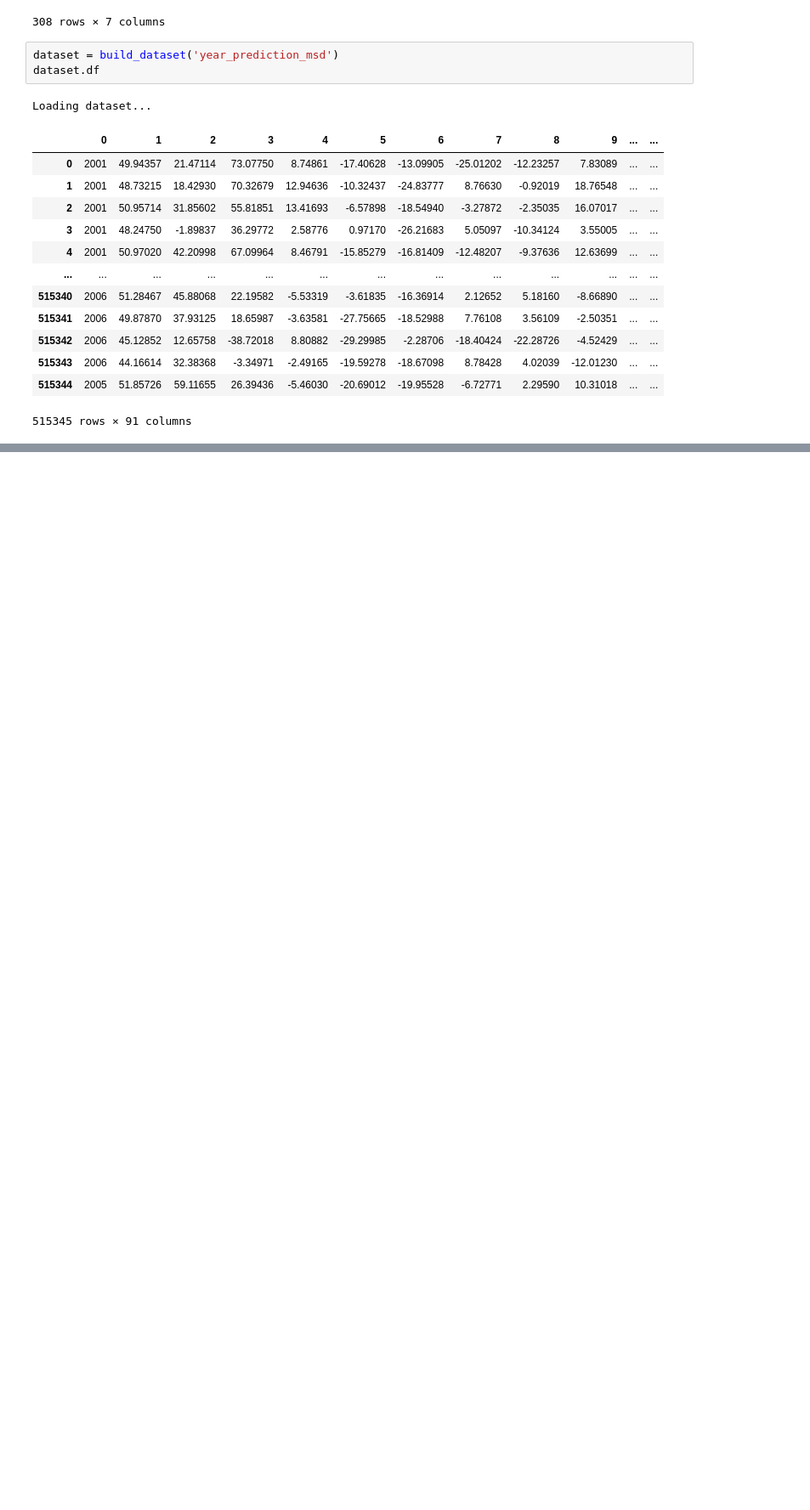
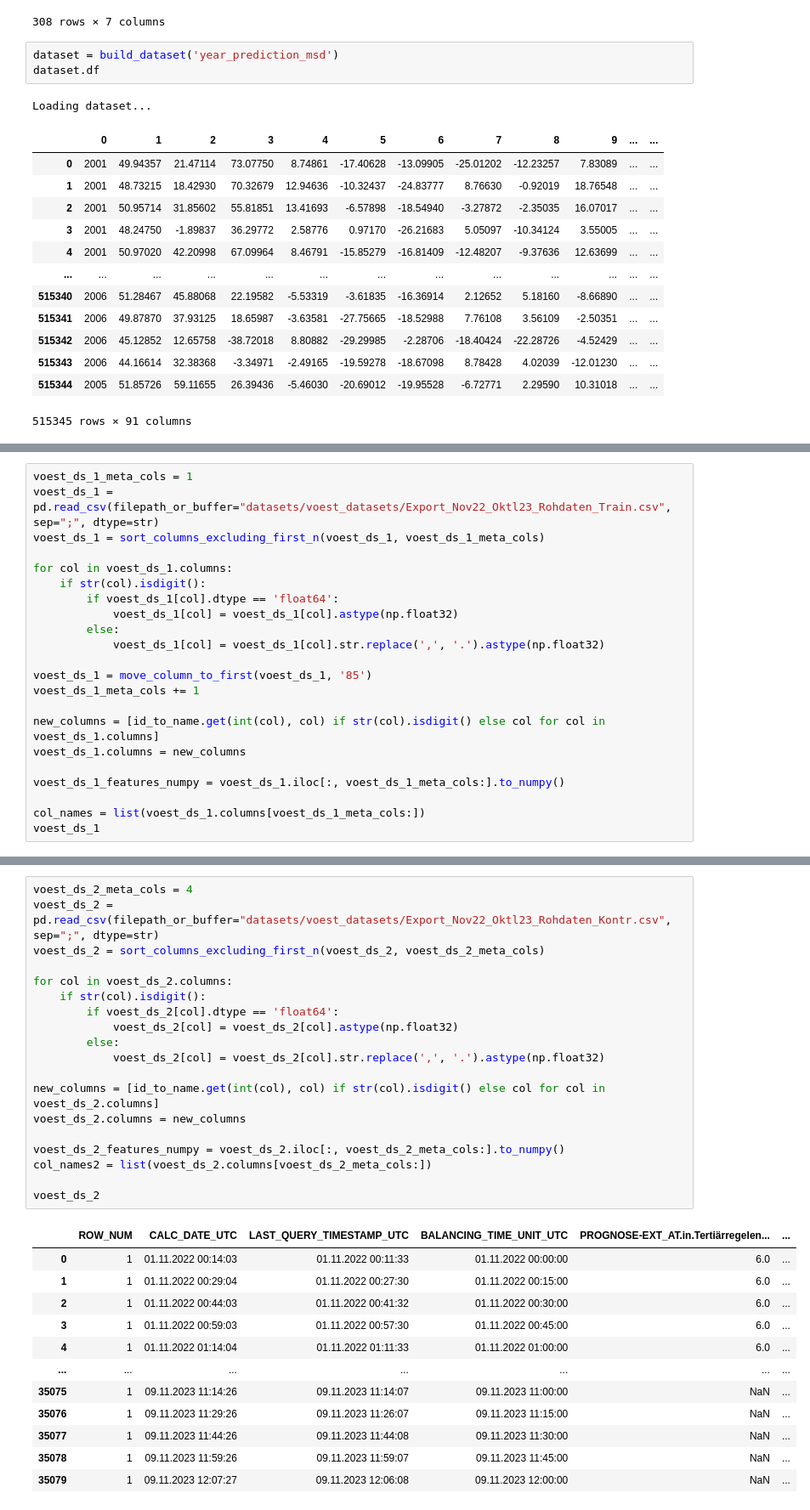
Before and after one commit to alexanderkrauck/uncertainty_prediction, a Jupyter notebook: notebooks/01_data_explore.ipynb, the cells around one changed output, grey strips where cells are left out. Shown at 85% size. Cells and saved outputs as stored; diff of their text form; blank space fills up the shorter version.

```diff
--- a/notebooks/01_data_explore.ipynb
+++ b/notebooks/01_data_explore.ipynb
@@ -186,0 +254,22 @@ Loading dataset...
+# %%
+voest_ds_1_meta_cols = 1
+voest_ds_1 = pd.read_csv(filepath_or_buffer="datasets/voest_datasets/Export_Nov22_Oktl23_Rohdaten_Train.csv", sep=";", dtype=str)
+voest_ds_1 = sort_columns_excluding_first_n(voest_ds_1, voest_ds_1_meta_cols)
+
+for col in voest_ds_1.columns:
+    if str(col).isdigit():
+        if voest_ds_1[col].dtype == 'float64':
+            voest_ds_1[col] = voest_ds_1[col].astype(np.float32)
+        else:
+            voest_ds_1[col] = voest_ds_1[col].str.replace(',', '.').astype(np.float32)
+
+voest_ds_1 = move_column_to_first(voest_ds_1, '85')
+voest_ds_1_meta_cols += 1
+
+new_columns = [id_to_name.get(int(col), col) if str(col).isdigit() else col for col in voest_ds_1.columns]
+voest_ds_1.columns = new_columns
+
+voest_ds_1_features_numpy = voest_ds_1.iloc[:, voest_ds_1_meta_cols:].to_numpy()
+
+col_names = list(voest_ds_1.columns[voest_ds_1_meta_cols:])
+voest_ds_1
@@ -186,0 +292,32 @@ Loading dataset...
+# %%
+voest_ds_2_meta_cols = 4
+voest_ds_2 = pd.read_csv(filepath_or_buffer="datasets/voest_datasets/Export_Nov22_Oktl23_Rohdaten_Kontr.csv", sep=";", dtype=str)
+voest_ds_2 = sort_columns_excluding_first_n(voest_ds_2, voest_ds_2_meta_cols)
+
+for col in voest_ds_2.columns:
+    if str(col).isdigit():
+        if voest_ds_2[col].dtype == 'float64':
+            voest_ds_2[col] = voest_ds_2[col].astype(np.float32)
+        else:
+            voest_ds_2[col] = voest_ds_2[col].str.replace(',', '.').astype(np.float32)
+
+new_columns = [id_to_name.get(int(col), col) if str(col).isdigit() else col for col in voest_ds_2.columns]
+voest_ds_2.columns = new_columns
+
+voest_ds_2_features_numpy = voest_ds_2.iloc[:, voest_ds_2_meta_cols:].to_numpy()
+col_names2 = list(voest_ds_2.columns[voest_ds_2_meta_cols:])
+
+voest_ds_2
+# %% [output]
+|  | ROW_NUM | CALC_DATE_UTC | LAST_QUERY_TIMESTAMP_UTC | BALANCING_TIME_UNIT_UTC | PROGNOSE-EXT_AT.in.Tertiärregelen... | ... |
+| 0 | 1 | 01.11.2022 00:14:03 | 01.11.2022 00:11:33 | 01.11.2022 00:00:00 | 6.0 | ... |
+| 1 | 1 | 01.11.2022 00:29:04 | 01.11.2022 00:27:30 | 01.11.2022 00:15:00 | 6.0 | ... |
+| 2 | 1 | 01.11.2022 00:44:03 | 01.11.2022 00:41:32 | 01.11.2022 00:30:00 | 6.0 | ... |
+| 3 | 1 | 01.11.2022 00:59:03 | 01.11.2022 00:57:30 | 01.11.2022 00:45:00 | 6.0 | ... |
+| 4 | 1 | 01.11.2022 01:14:04 | 01.11.2022 01:11:33 | 01.11.2022 01:00:00 | 6.0 | ... |
+| ... | ... | ... | ... | ... | ... | ... |
+| 35075 | 1 | 09.11.2023 11:14:26 | 09.11.2023 11:14:07 | 09.11.2023 11:00:00 | NaN | ... |
+| 35076 | 1 | 09.11.2023 11:29:26 | 09.11.2023 11:26:07 | 09.11.2023 11:15:00 | NaN | ... |
+| 35077 | 1 | 09.11.2023 11:44:26 | 09.11.2023 11:44:08 | 09.11.2023 11:30:00 | NaN | ... |
+| 35078 | 1 | 09.11.2023 11:59:26 | 09.11.2023 11:59:07 | 09.11.2023 11:45:00 | NaN | ... |
+| 35079 | 1 | 09.11.2023 12:07:27 | 09.11.2023 12:06:08 | 09.11.2023 12:00:00 | NaN | ... |
```
Also changed, not shown: parts of 13 cells of this notebook, 1 other file.
